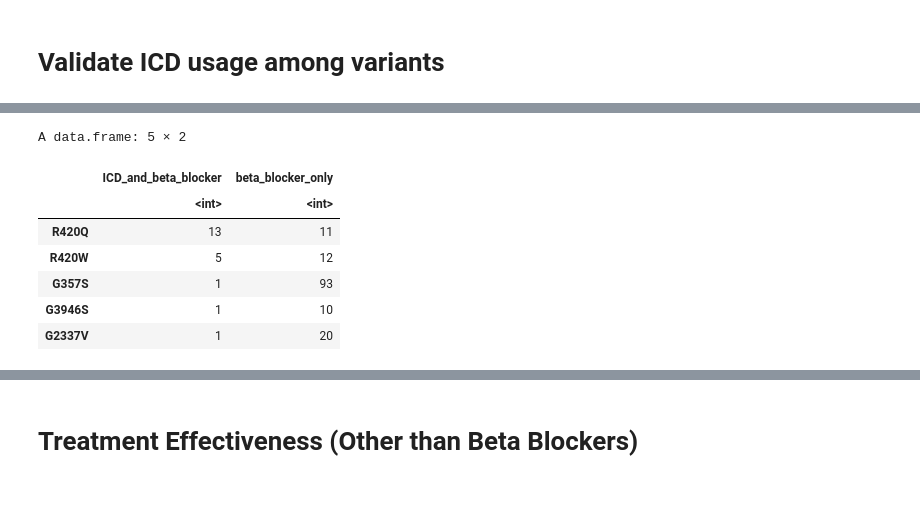
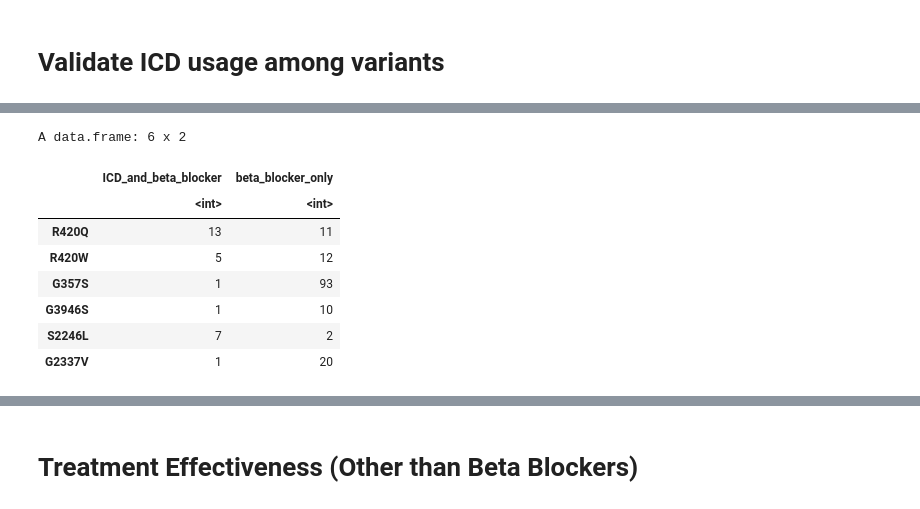
Before and after one commit to alexdaiii/cpvt_database_analysis, a Jupyter notebook: r_notebooks/analysis_1.r.ipynb, the cells around one changed output, grey strips where cells are left out. Cells and saved outputs as stored; diff of their text form; code cells hidden in the pictures.

```diff
--- a/r_notebooks/analysis_1.r.ipynb
+++ b/r_notebooks/analysis_1.r.ipynb
@@ -171,18 +197,19 @@ A data.frame: 5 × 4
 # %%
 # same for icd
-fisher_icd_test <- fisher_icd[, c("p_posedit_str", "ICD_and_beta_blocker",
+fisher_icd_test <- fisher_icd[, c("p_hgvs_string", "ICD_and_beta_blocker",
                                    "beta_blocker_only")]
-rownames(fisher_icd_test) <- fisher_icd_test$p_posedit_str
+rownames(fisher_icd_test) <- fisher_icd_test$p_hgvs_string
 fisher_icd_test <- fisher_icd_test[, -1]
 fisher_icd_test
 # %% [output]
-A data.frame: 5 × 2
+A data.frame: 6 x 2
 |  | ICD_and_beta_blocker | beta_blocker_only |
 |  | <int> | <int> |
 | R420Q | 13 | 11 |
 | R420W | 5 | 12 |
 | G357S | 1 | 93 |
 | G3946S | 1 | 10 |
+| S2246L | 7 | 2 |
 | G2337V | 1 | 20 |
 # %%
 # run for icd
```
Also changed, not shown: parts of 21 cells of this notebook, 6 other files.
